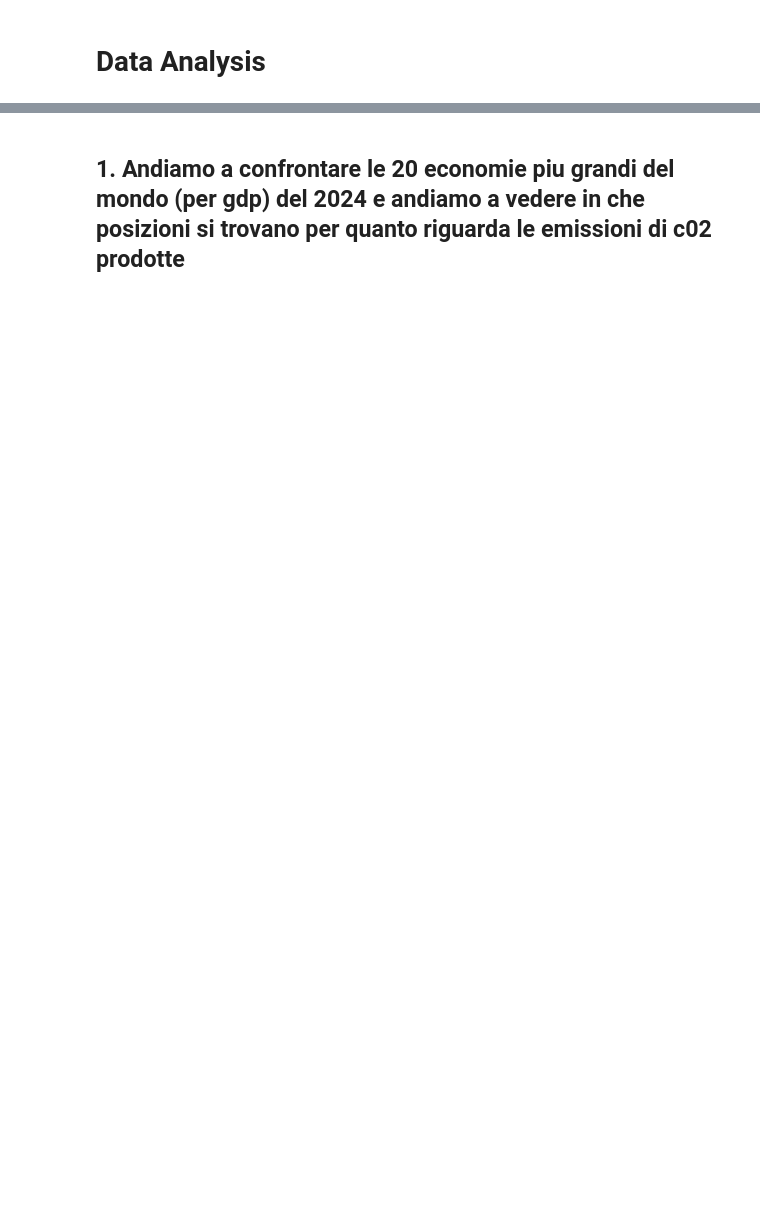
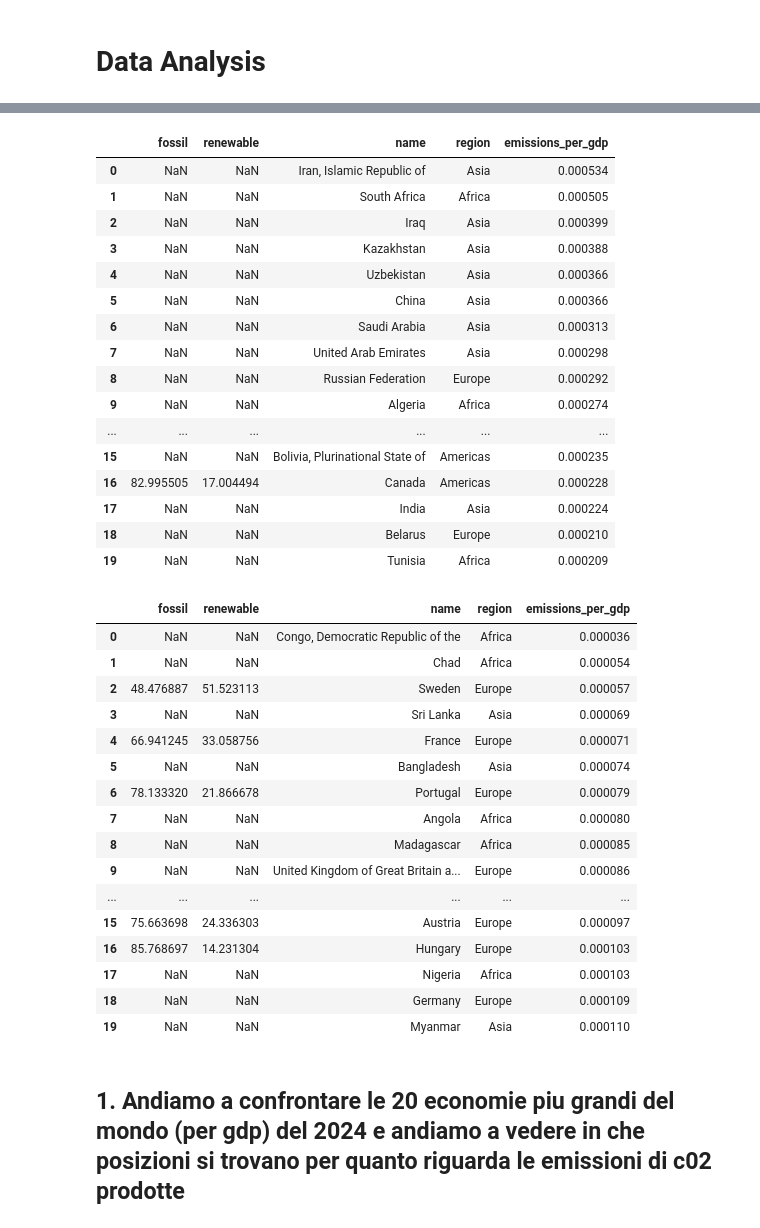
Before and after one commit to william-toscani/Data_Visualization_Project, a Jupyter notebook: Data_Viz_Project.ipynb, the cells around one changed output, grey strips where cells are left out. Drawn from its saved outputs; the diff is of its cells as text; code cells hidden in the pictures; blank space fills up the shorter version.

```diff
--- a/Data_Viz_Project.ipynb
+++ b/Data_Viz_Project.ipynb
@@ -294,3 +321,57 @@ display(merged_data)
+# %%
+top_20 = sql("""
+SELECT sc.fossil, sc.renewable, wc.name, wc.region, ec.emissions_per_gdp FROM emissions_gdp AS ec
+INNER JOIN world_clean AS wc ON ec.Code = wc.Code
+INNER JOIN pop_clean AS pc ON ec.Code = pc.Code
+LEFT JOIN share_clean AS sc ON ec.Code = sc.Code
+ORDER BY emissions_per_gdp DESC
+LIMIT 20
+""")
+
+flop_20 = sql("""
+SELECT sc.fossil, sc.renewable, wc.name, wc.region, ec.emissions_per_gdp FROM emissions_gdp AS ec
+INNER JOIN world_clean AS wc ON ec.Code = wc.Code
+INNER JOIN pop_clean AS pc ON ec.Code = pc.Code
+LEFT JOIN share_clean AS sc ON ec.Code = sc.Code
+ORDER BY emissions_per_gdp ASC
+LIMIT 20
+""")
+display(top_20, flop_20)
+# %% [output]
+|  | fossil | renewable | name | region | emissions_per_gdp |
+| 0 | NaN | NaN | Iran, Islamic Republic of | Asia | 0.000534 |
+| 1 | NaN | NaN | South Africa | Africa | 0.000505 |
+| 2 | NaN | NaN | Iraq | Asia | 0.000399 |
+| 3 | NaN | NaN | Kazakhstan | Asia | 0.000388 |
+| 4 | NaN | NaN | Uzbekistan | Asia | 0.000366 |
+| 5 | NaN | NaN | China | Asia | 0.000366 |
+| 6 | NaN | NaN | Saudi Arabia | Asia | 0.000313 |
+| 7 | NaN | NaN | United Arab Emirates | Asia | 0.000298 |
+| 8 | NaN | NaN | Russian Federation | Europe | 0.000292 |
+| 9 | NaN | NaN | Algeria | Africa | 0.000274 |
+| ... | ... | ... | ... | ... | ... |
+| 15 | NaN | NaN | Bolivia, Plurinational State of | Americas | 0.000235 |
+| 16 | 82.995505 | 17.004494 | Canada | Americas | 0.000228 |
+| 17 | NaN | NaN | India | Asia | 0.000224 |
+| 18 | NaN | NaN | Belarus | Europe | 0.000210 |
+| 19 | NaN | NaN | Tunisia | Africa | 0.000209 |
+|  | fossil | renewable | name | region | emissions_per_gdp |
+| 0 | NaN | NaN | Congo, Democratic Republic of the | Africa | 0.000036 |
+| 1 | NaN | NaN | Chad | Africa | 0.000054 |
+| 2 | 48.476887 | 51.523113 | Sweden | Europe | 0.000057 |
+| 3 | NaN | NaN | Sri Lanka | Asia | 0.000069 |
+| 4 | 66.941245 | 33.058756 | France | Europe | 0.000071 |
+| 5 | NaN | NaN | Bangladesh | Asia | 0.000074 |
+| 6 | 78.133320 | 21.866678 | Portugal | Europe | 0.000079 |
+| 7 | NaN | NaN | Angola | Africa | 0.000080 |
+| 8 | NaN | NaN | Madagascar | Africa | 0.000085 |
+| 9 | NaN | NaN | United Kingdom of Great Britain a... | Europe | 0.000086 |
+| ... | ... | ... | ... | ... | ... |
+| 15 | 75.663698 | 24.336303 | Austria | Europe | 0.000097 |
+| 16 | 85.768697 | 14.231304 | Hungary | Europe | 0.000103 |
+| 17 | NaN | NaN | Nigeria | Africa | 0.000103 |
+| 18 | NaN | NaN | Germany | Europe | 0.000109 |
+| 19 | NaN | NaN | Myanmar | Asia | 0.000110 |
 # %% [markdown]
 ## 1. Andiamo a confrontare le 20 economie piu grandi del mondo (per gdp) del 2024 e andiamo a vedere in che posizioni si trovano per quanto riguarda le emissioni di c02 prodotte
 # %%
```
Also changed, not shown: parts of 15 cells of this notebook.
